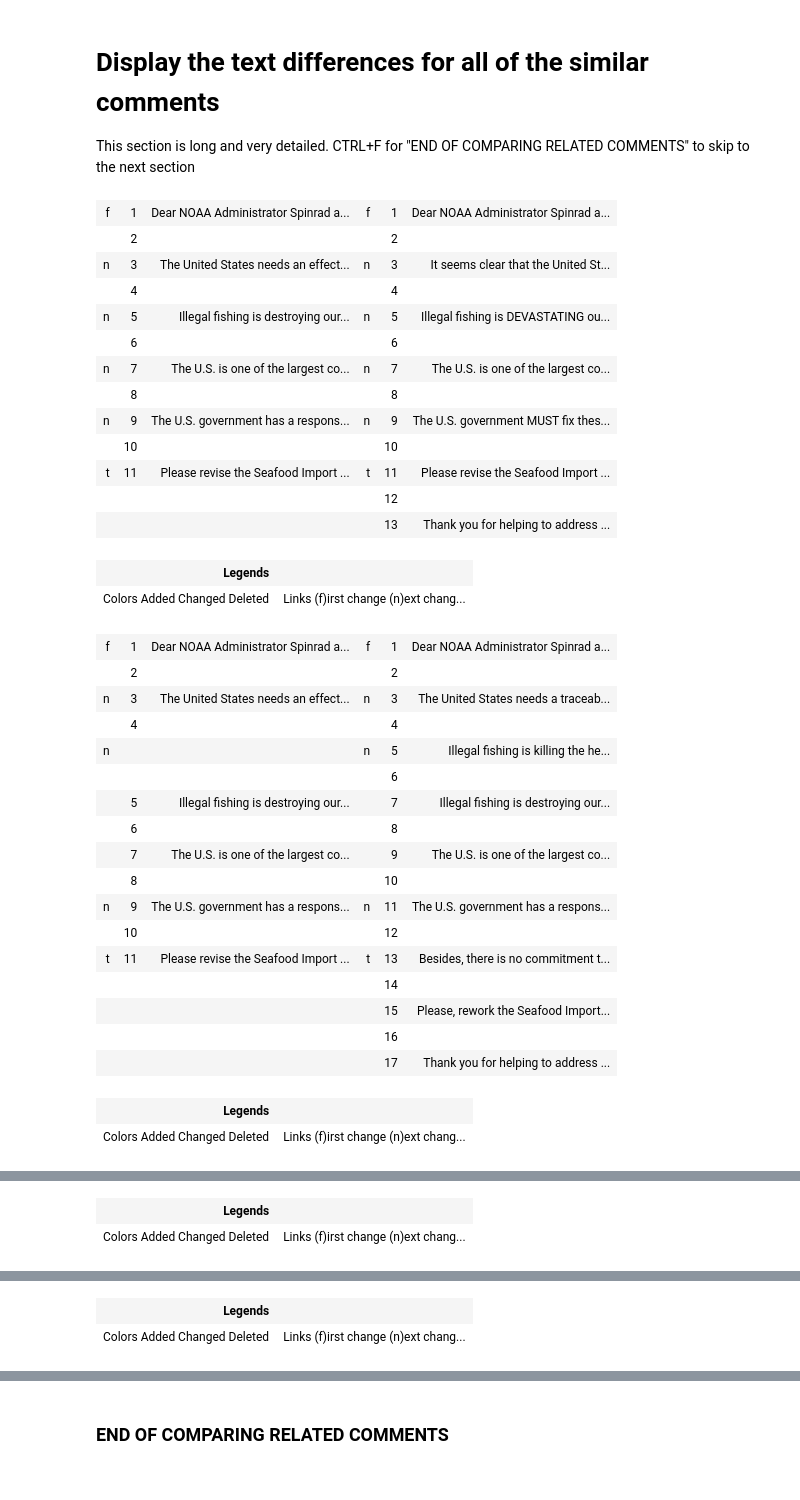
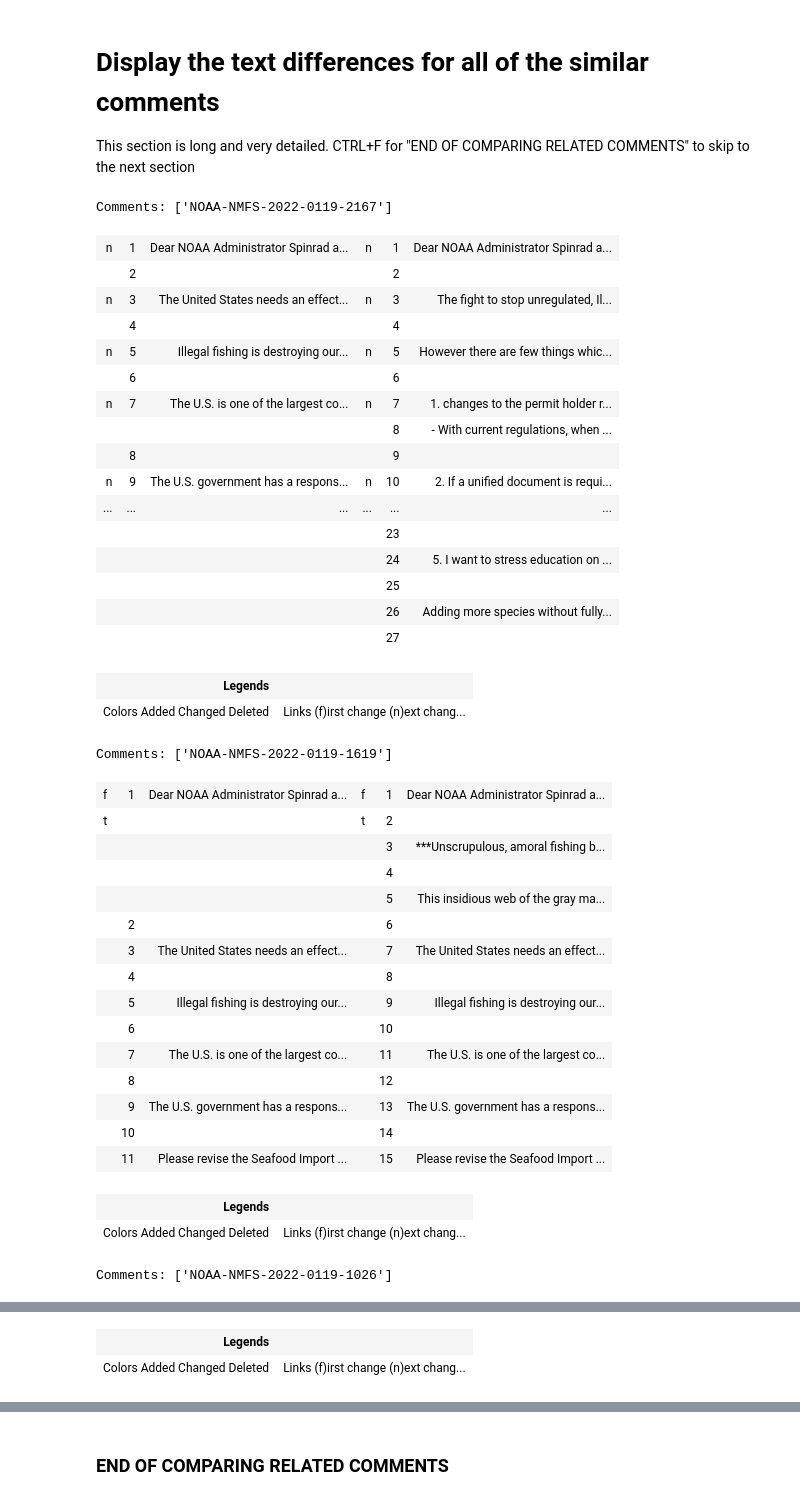
Before and after one commit to simpanalyst/simpanalysis, a Jupyter notebook: SIMPAnalysis.ipynb, the cells around one changed output, grey strips where cells are left out. Cells and saved outputs as stored; diff of their text form; code cells hidden in the pictures.

```diff
--- a/SIMPAnalysis.ipynb
+++ b/SIMPAnalysis.ipynb
@@ -258,6 +309,10 @@ The U.S. government has a responsibility to fix these problems, and seafood trac
 
 Please revise the Seafood Import Monitoring Program proposed rule to adopt the strongest possible standards for seafood traceability to intercept the flow of illegal seafood into the U.S. and help con ...
 # %%
-combined_text_noaa_admin_list = df_with_pdf_data[df_with_pdf_data['CombinedText'].str.contains('NOAA Administrator Spinrad and NOAA Fisheries Assistant Administrator Coit')]['CombinedText'].unique().tolist()
-print(f"Distinct comments matching or likely derived from the form letter: {len(combined_text_noaa_admin_list)}")
+#combined_text_noaa_admin_list = df_with_pdf_data[df_with_pdf_data['CombinedText'].str.contains('NOAA Administrator Spinrad and NOAA Fisheries Assistant Administrator Coit')]['CombinedText'].unique().tolist()
+combined_text_noaa_admin_df = df_with_pdf_data[df_with_pdf_data['CombinedText'].str.contains('NOAA Administrator Spinrad and NOAA Fisheries Assistant Administrator Coit')][['DocumentID', 'CombinedText']].groupby('CombinedText')['DocumentID'].apply(list).reset_index()
+# combined_text_noaa_admin_df to list of tuples
+combined_text_noaa_admin_list = list(zip(combined_text_noaa_admin_df['CombinedText'].tolist(), combined_text_noaa_admin_df['DocumentID'].tolist()))
+
+print(f"Distinct Comments matching or likely derived from the form letter: {len(combined_text_noaa_admin_list)}")
 # %% [output]
@@ -275,54 +330,59 @@ fig.show()
 # Display the text differences for all of the similar comments
 This section is long and very detailed. CTRL+F for "END OF COMPARING RELATED COMMENTS" to skip to the next section
 # %%
-bigger_deltas = [i for i in combined_text_noaa_admin_list if SequenceMatcher(None, default_NOAA_Admin_Text, i).ratio() < 0.8]
-smaller_deltas = [i for i in combined_text_noaa_admin_list if SequenceMatcher(None, default_NOAA_Admin_Text, i).ratio() < 0.95]
+bigger_deltas = [i for i in combined_text_noaa_admin_list if SequenceMatcher(None, default_NOAA_Admin_Text, i[0]).ratio() < 0.75]
+smaller_deltas = [i for i in combined_text_noaa_admin_list if SequenceMatcher(None, default_NOAA_Admin_Text, i[0]).ratio() < 0.95]
 # %%
-def render_diff(text1, text2):
+def render_diff(text1, text2, docids):
     diff1 = difflib.HtmlDiff().make_file(text1, text2)
     diff_clean = re.sub('nowrap="nowrap"', '', diff1)
     diff_clean = re.sub('<table', '<table style="table-layout: fixed; width: 100%"', diff_clean)
     diff_clean = re.sub('td.diff_header {text-align:right}', 'td.diff_header {text-align:right; width:1%}', diff_clean)
     diff_clean = re.sub('.diff_next {background-color:#c0c0c0}', '.diff_next {background-color:#c0c0c0; width:1%}', diff_clean)
     diff_clean = re.sub('<td', '<td style="word-wrap: break-word"', diff_clean)
+    diff_clean = re.sub('<body>', f'<body><hr /><br /><br /> <p>Comments: {docids}</p>', diff_clean)
     return HTML(diff_clean)
 # %%
 for i in bigger_deltas:
-    display(render_diff(default_NOAA_Admin_Text.split('\n'),i.split('\n')))
+    display(render_diff(default_NOAA_Admin_Text.split('\n'),i[0].split('\n'),i[1]))
 # %% [output]
+Comments: ['NOAA-NMFS-2022-0119-2167']
-| f | 1 | Dear NOAA Administrator Spinrad a... | f | 1 | Dear NOAA Administrator Spinrad a... |
+| n | 1 | Dear NOAA Administrator Spinrad a... | n | 1 | Dear NOAA Administrator Spinrad a... |
 |  | 2 |  |  | 2 |  |
-| n | 3 | The United States needs an effect... | n | 3 | It seems clear that the United St... |
+| n | 3 | The United States needs an effect... | n | 3 | The fight to stop unregulated, Il... |
 |  | 4 |  |  | 4 |  |
-| n | 5 | Illegal fishing is destroying our... | n | 5 | Illegal fishing is DEVASTATING ou... |
+| n | 5 | Illegal fishing is destroying our... | n | 5 | However there are few things whic... |
 |  | 6 |  |  | 6 |  |
-| n | 7 | The U.S. is one of the largest co... | n | 7 | The U.S. is one of the largest co... |
-|  | 8 |  |  | 8 |  |
-| n | 9 | The U.S. government has a respons... | n | 9 | The U.S. government MUST fix thes... |
-|  | 10 |  |  | 10 |  |
-| t | 11 | Please revise the Seafood Import ... | t | 11 | Please revise the Seafood Import ... |
-|  |  |  |  | 12 |  |
-|  |  |  |  | 13 | Thank you for helping to address ... |
+| n | 7 | The U.S. is one of the largest co... | n | 7 | 1. changes to the permit holder r... |
+|  |  |  |  | 8 | - With current regulations, when ... |
+|  | 8 |  |  | 9 |  |
+| n | 9 | The U.S. government has a respons... | n | 10 | 2. If a unified document is requi... |
+| ... | ... | ... | ... | ... | ... |
+|  |  |  |  | 23 |  |
+|  |  |  |  | 24 | 5. I want to stress education on ... |
+|  |  |  |  | 25 |  |
+|  |  |  |  | 26 | Adding more species without fully... |
+|  |  |  |  | 27 |  |
 | Legends |  |
 | Colors Added Changed Deleted | Links (f)irst change (n)ext chang... |
+Comments: ['NOAA-NMFS-2022-0119-1619']
 | f | 1 | Dear NOAA Administrator Spinrad a... | f | 1 | Dear NOAA Administrator Spinrad a... |
-|  | 2 |  |  | 2 |  |
-| n | 3 | The United States needs an effect... | n | 3 | The United States needs a traceab... |
-|  | 4 |  |  | 4 |  |
-| n |  |  | n | 5 | Illegal fishing is killing the he... |
-|  |  |  |  | 6 |  |
-|  | 5 | Illegal fishing is destroying our... |  | 7 | Illegal fishing is destroying our... |
-|  | 6 |  |  | 8 |  |
-|  | 7 | The U.S. is one of the largest co... |  | 9 | The U.S. is one of the largest co... |
-|  | 8 |  |  | 10 |  |
-| n | 9 | The U.S. government has a respons... | n | 11 | The U.S. government has a respons... |
-|  | 10 |  |  | 12 |  |
-| t | 11 | Please revise the Seafood Import ... | t | 13 | Besides, there is no commitment t... |
-|  |  |  |  | 14 |  |
-|  |  |  |  | 15 | Please, rework the Seafood Import... |
-|  |  |  |  | 16 |  |
-|  |  |  |  | 17 | Thank you for helping to address ... |
+| t |  |  | t | 2 |  |
+|  |  |  |  | 3 | ***Unscrupulous, amoral fishing b... |
+|  |  |  |  | 4 |  |
+|  |  |  |  | 5 | This insidious web of the gray ma... |
+|  | 2 |  |  | 6 |  |
+|  | 3 | The United States needs an effect... |  | 7 | The United States needs an effect... |
+|  | 4 |  |  | 8 |  |
+|  | 5 | Illegal fishing is destroying our... |  | 9 | Illegal fishing is destroying our... |
+|  | 6 |  |  | 10 |  |
+|  | 7 | The U.S. is one of the largest co... |  | 11 | The U.S. is one of the largest co... |
+|  | 8 |  |  | 12 |  |
+|  | 9 | The U.S. government has a respons... |  | 13 | The U.S. government has a respons... |
+|  | 10 |  |  | 14 |  |
+|  | 11 | Please revise the Seafood Import ... |  | 15 | Please revise the Seafood Import ... |
 | Legends |  |
 | Colors Added Changed Deleted | Links (f)irst change (n)ext chang... |
+Comments: ['NOAA-NMFS-2022-0119-1026']
 | f | 1 | Dear NOAA Administrator Spinrad a... | f | 1 | Dear NOAA Administrator Spinrad a... |
 |  | 2 |  |  | 2 |  |
@@ -372,2 +417,0 @@ for i in bigger_deltas:
-| Legends |  |
-| Colors Added Changed Deleted | Links (f)irst change (n)ext chang... |
```
Also changed, not shown: parts of 19 cells of this notebook, 1 other file.
